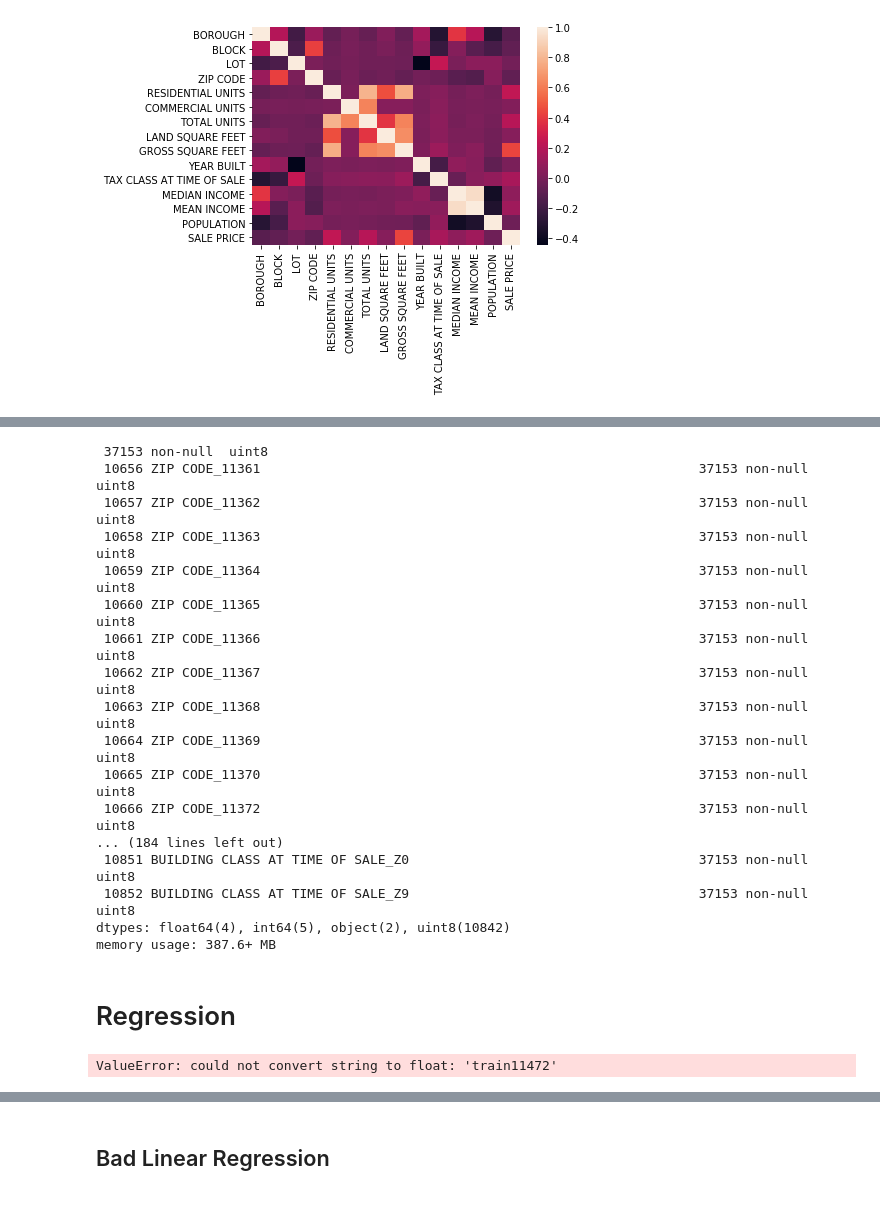
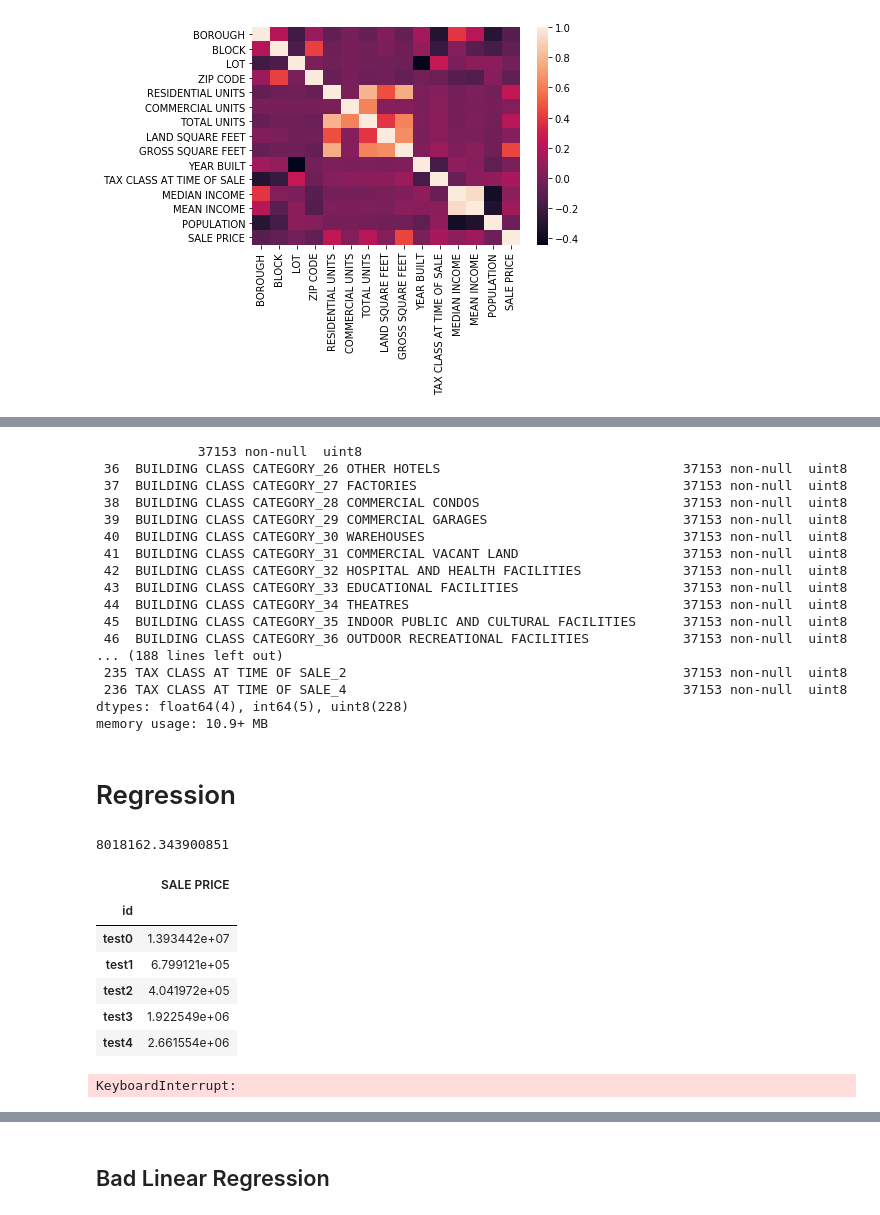
Before and after one commit to evilpegasus/Real-Estate-Price-Prediction, a Jupyter notebook: saas-2020-fall-cx-kaggle-compeition/regression.ipynb, the cells around one changed output, grey strips where cells are left out. Drawn from its saved outputs; the diff is of its cells as text; code cells hidden in the pictures.

Commit message:
linear and random forest first submissions

```diff
--- a/saas-2020-fall-cx-kaggle-compeition/regression.ipynb
+++ b/saas-2020-fall-cx-kaggle-compeition/regression.ipynb
@@ -38,4 +38,4 @@ df = pd.concat((X_train, X_test), axis=0)
 # merge sale price onto feature data
 train_merged = X_train.merge(right = y_train, on = "id")
 # %%
-df.set_index("id")
+df = df.set_index("id")
@@ -111,34 +96,42 @@ memory usage: 5.7+ MB
 # %%
-categorical_features = ["BOROUGH", "NEIGHBORHOOD", "BUILDING CLASS CATEGORY", "TAX CLASS AT PRESENT", "BLOCK", "ZIP CODE", "TAX CLASS AT TIME OF SALE", "BUILDING CLASS AT TIME OF SALE"]
+categorical_features = ["BOROUGH", "BUILDING CLASS CATEGORY", "ZIP CODE", "TAX CLASS AT TIME OF SALE"]
+
+del df["BUILDING CLASS AT PRESENT"]
+del df["TAX CLASS AT PRESENT"]
+del df["BUILDING CLASS AT TIME OF SALE"]
+
+# Too many features for location
+del df["BLOCK"]
+del df["NEIGHBORHOOD"]
 # %%
 # One-hot encoding
 df = pd.get_dummies(df, columns = categorical_features)
 df.info(verbose = True, memory_usage = True, null_counts = True)
 # %% [output]
- 37153 non-null  uint8
- 10656 ZIP CODE_11361                                                        37153 non-null  uint8
- 10657 ZIP CODE_11362                                                        37153 non-null  uint8
- 10658 ZIP CODE_11363                                                        37153 non-null  uint8
- 10659 ZIP CODE_11364                                                        37153 non-null  uint8
- 10660 ZIP CODE_11365                                                        37153 non-null  uint8
- 10661 ZIP CODE_11366                                                        37153 non-null  uint8
- 10662 ZIP CODE_11367                                                        37153 non-null  uint8
- 10663 ZIP CODE_11368                                                        37153 non-null  uint8
- 10664 ZIP CODE_11369                                                        37153 non-null  uint8
- 10665 ZIP CODE_11370                                                        37153 non-null  uint8
- 10666 ZIP CODE_11372                                                        37153 non-null  uint8
-... (184 lines left out)
- 10851 BUILDING CLASS AT TIME OF SALE_Z0                                     37153 non-null  uint8
- 10852 BUILDING CLASS AT TIME OF SALE_Z9                                     37153 non-null  uint8
-dtypes: float64(4), int64(5), object(2), uint8(10842)
-memory usage: 387.6+ MB
+             37153 non-null  uint8
+ 36  BUILDING CLASS CATEGORY_26 OTHER HOTELS                               37153 non-null  uint8
+ 37  BUILDING CLASS CATEGORY_27 FACTORIES                                  37153 non-null  uint8
+ 38  BUILDING CLASS CATEGORY_28 COMMERCIAL CONDOS                          37153 non-null  uint8
+ 39  BUILDING CLASS CATEGORY_29 COMMERCIAL GARAGES                         37153 non-null  uint8
+ 40  BUILDING CLASS CATEGORY_30 WAREHOUSES                                 37153 non-null  uint8
+ 41  BUILDING CLASS CATEGORY_31 COMMERCIAL VACANT LAND                     37153 non-null  uint8
+ 42  BUILDING CLASS CATEGORY_32 HOSPITAL AND HEALTH FACILITIES             37153 non-null  uint8
+ 43  BUILDING CLASS CATEGORY_33 EDUCATIONAL FACILITIES                     37153 non-null  uint8
+ 44  BUILDING CLASS CATEGORY_34 THEATRES                                   37153 non-null  uint8
+ 45  BUILDING CLASS CATEGORY_35 INDOOR PUBLIC AND CULTURAL FACILITIES      37153 non-null  uint8
+ 46  BUILDING CLASS CATEGORY_36 OUTDOOR RECREATIONAL FACILITIES            37153 non-null  uint8
+... (188 lines left out)
+ 235 TAX CLASS AT TIME OF SALE_2                                           37153 non-null  uint8
+ 236 TAX CLASS AT TIME OF SALE_4                                           37153 non-null  uint8
+dtypes: float64(4), int64(5), uint8(228)
+memory usage: 10.9+ MB
 # %% [markdown]
 # Regression
 # %%
 # Split train and test data
 from sklearn.model_selection import train_test_split
 
-y = y_train
+y = y_train["SALE PRICE"]
 X = df.head(27864)
 X_train, X_valid, y_train, y_valid = train_test_split(X, y, test_size=0.2, random_state=42)
 # %%
@@ -146,9 +140,33 @@ X_train, X_valid, y_train, y_valid = train_test_split(X, y, test_size=0.2, rando
 def rmse(y_test,y_pred):
       return np.sqrt(mean_squared_error(y_test,y_pred))
 # %%
+# linear regression
 linreg = linear_model.LinearRegression()
 linreg.fit(X_train, y_train)
 y_pred_lin = linreg.predict(X_valid)
-rmse(X_valid, y_pred_lin)
+rmse(y_valid, y_pred_lin)
 # %% [output]
-ValueError: could not convert string to float: 'train11472'
+8018162.343900851
+# %%
+linear_submission = pd.DataFrame(linreg.predict(df[27864:]))
+linear_submission.index = X_test["id"]
+linear_submission.columns = ["SALE PRICE"]
+linear_submission.to_csv("linear_submission.csv")
+linear_submission.head()
+# %% [output]
+|  | SALE PRICE |
+| id |  |
+| test0 | 1.393442e+07 |
+| test1 | 6.799121e+05 |
+| test2 | 4.041972e+05 |
+| test3 | 1.922549e+06 |
+| test4 | 2.661554e+06 |
+# %%
+# Lasso regression
+alpha=0.00099
+lasso_regr = linear_model.Lasso(alpha = alpha, max_iter = 50000)
+lasso_regr.fit(X_train, y_train)
+Y_pred_lasso = lasso_regr.predict(X_valid)
+rmse(y_valid,Y_pred_lasso)
+# %% [output]
+KeyboardInterrupt:
```
Also changed, not shown: parts of 8 cells of this notebook, 2 other files.
